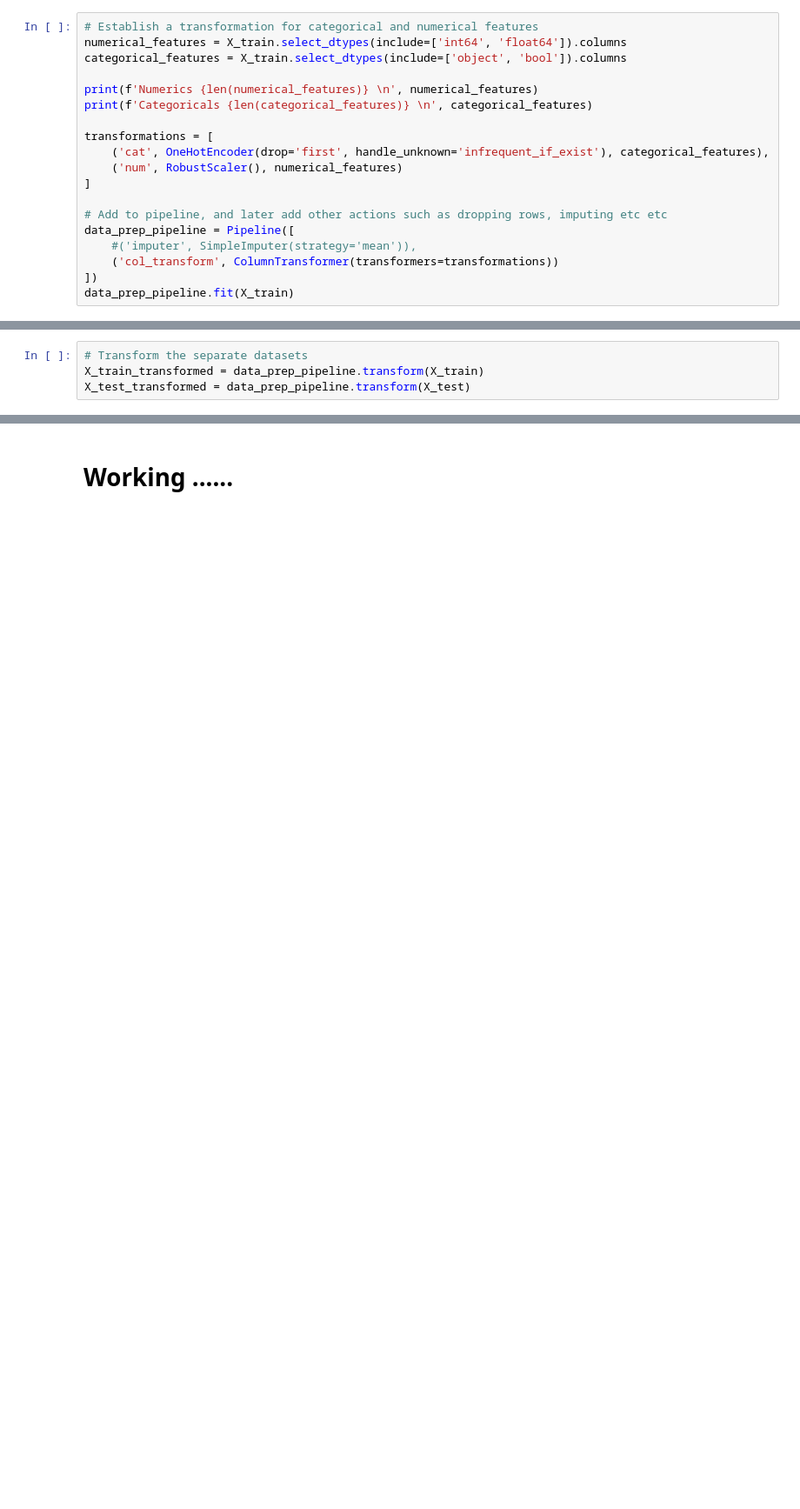
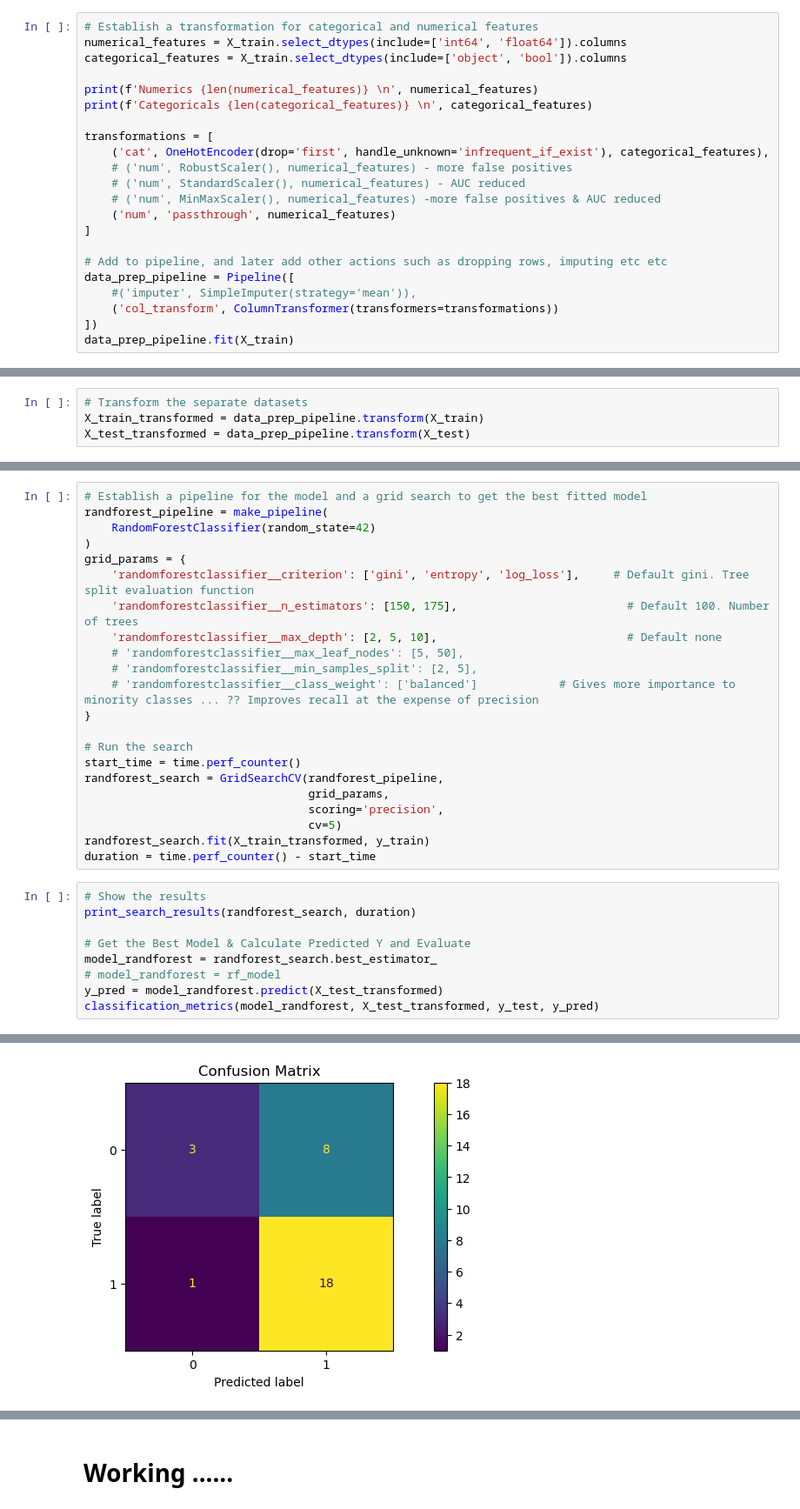
Before and after one commit to StuartG24/EEG_ML_Pipeline, a Jupyter notebook: Notebooks/1_ML_Pipeline_v1.ipynb, the cells around one changed output, grey strips where cells are left out. Shown at 87% size. Cells and saved outputs as stored; diff of their text form; blank space fills up the shorter version.

Commit message:
Initial Random forest model

```diff
--- a/Notebooks/1_ML_Pipeline_v1.ipynb
+++ b/Notebooks/1_ML_Pipeline_v1.ipynb
@@ -158,7 +246,10 @@ print(f'Categoricals {len(categorical_features)} \n', categorical_features)
 
 transformations = [
     ('cat', OneHotEncoder(drop='first', handle_unknown='infrequent_if_exist'), categorical_features),
-    ('num', RobustScaler(), numerical_features)
+    # ('num', RobustScaler(), numerical_features) - more false positives
+    # ('num', StandardScaler(), numerical_features) - AUC reduced
+    # ('num', MinMaxScaler(), numerical_features) -more false positives & AUC reduced
+    ('num', 'passthrough', numerical_features)
 ]
 
 # Add to pipeline, and later add other actions such as dropping rows, imputing etc etc
@@ -213,0 +325,32 @@ array(['cat__gender_M', 'num__age', 'num__chn_0_offset', ...,
+# %%
+# Establish a pipeline for the model and a grid search to get the best fitted model
+randforest_pipeline = make_pipeline(
+    RandomForestClassifier(random_state=42)
+)
+grid_params = {
+    'randomforestclassifier__criterion': ['gini', 'entropy', 'log_loss'],     # Default gini. Tree split evaluation function
+    'randomforestclassifier__n_estimators': [150, 175],                         # Default 100. Number of trees
+    'randomforestclassifier__max_depth': [2, 5, 10],                            # Default none
+    # 'randomforestclassifier__max_leaf_nodes': [5, 50],
+    # 'randomforestclassifier__min_samples_split': [2, 5],
+    # 'randomforestclassifier__class_weight': ['balanced']            # Gives more importance to minority classes ... ?? Improves recall at the expense of precision
+}
+
+# Run the search
+start_time = time.perf_counter()
+randforest_search = GridSearchCV(randforest_pipeline,
+                                 grid_params,
+                                 scoring='precision',
+                                 cv=5)
+randforest_search.fit(X_train_transformed, y_train)
+duration = time.perf_counter() - start_time
+# %%
+# Show the results
+print_search_results(randforest_search, duration)
+
+# Get the Best Model & Calculate Predicted Y and Evaluate
+model_randforest = randforest_search.best_estimator_
+# model_randforest = rf_model
+y_pred = model_randforest.predict(X_test_transformed)
+classification_metrics(model_randforest, X_test_transformed, y_test, y_pred)
+# %% [output]
@@ -213,0 +381 @@ array(['cat__gender_M', 'num__age', 'num__chn_0_offset', ...,
+[figure, added]
```
Also changed, not shown: parts of 17 cells of this notebook.
